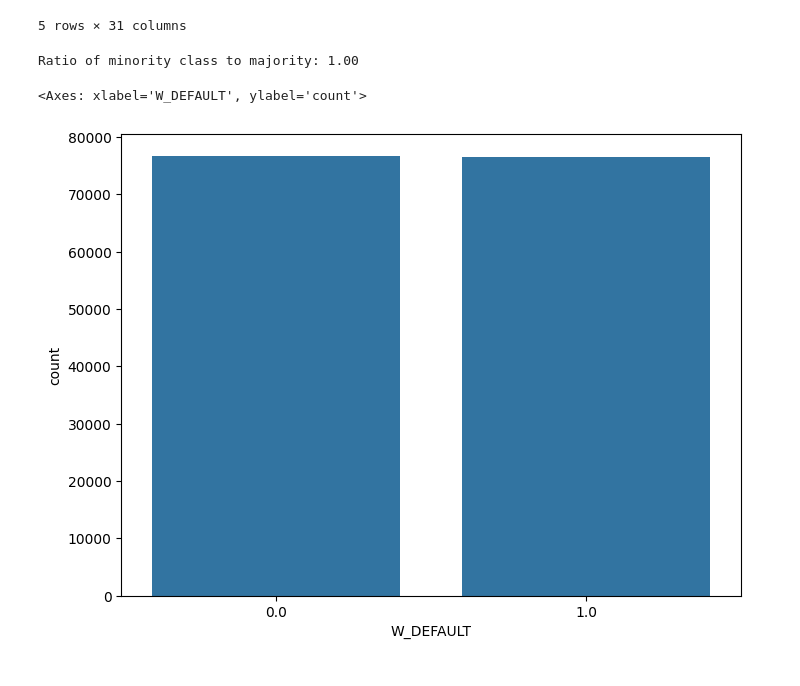
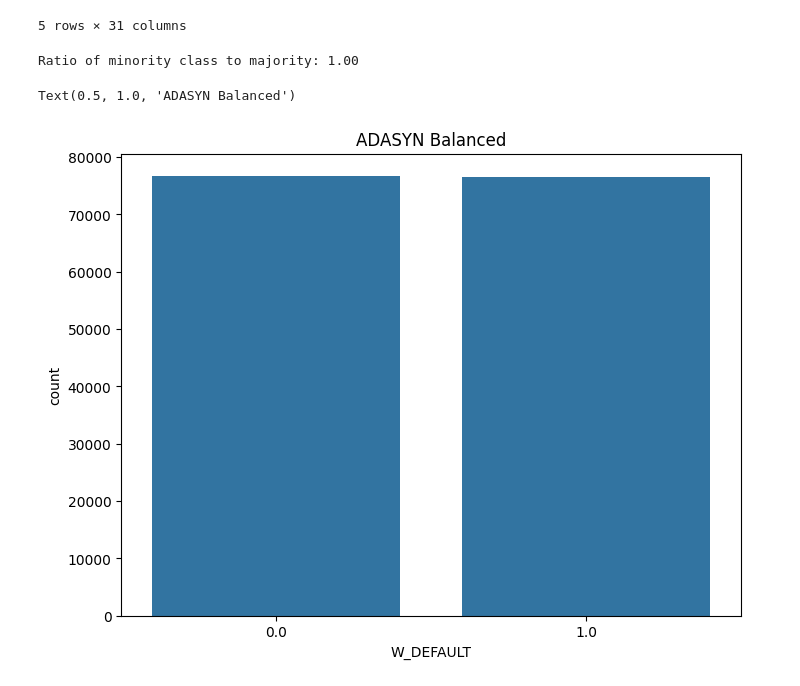
Before and after one commit to dev-dords/ML2_Project, a Jupyter notebook: LT3 - ML2 Final Project.ipynb, the cells around one changed output. Cells and saved outputs as stored; diff of their text form; code cells hidden in the pictures.

```diff
--- a/LT3 - ML2 Final Project.ipynb
+++ b/LT3 - ML2 Final Project.ipynb
@@ -303,0 +299,19 @@ print(non_numeric_columns)
+# %%
+df_joined['NAME_INCOME_TYPE'].unique()
+
+# NAME_INCOME_TYPE = {
+#   'Working': 1,
+#   'Pensioner': 2,
+#   'State servant': 3,
+#   'Commercial associate': 4,
+#   'Unemployed': 5,
+#   'Student': 6,
+#   'Maternity leave': 7
+# }
+
+
+# One-hot encode the 'NAME_INCOME_TYPE' column using the provided dictionary
+df_joined = pd.concat([df_joined, pd.get_dummies(pd.get_dummies(df_joined['NAME_INCOME_TYPE'], dtype=int))], axis=1)
+
+# Drop the original 'NAME_INCOME_TYPE' column
+df_joined.drop('NAME_INCOME_TYPE', axis=1, inplace=True)
@@ -325,9 +376,9 @@ adasyn = ADASYN(sampling_strategy='minority', random_state=42, n_neighbors=5)
 X_res, y_res = adasyn.fit_resample(X_train, y_train)
 
 # Combine the resampled features and target variable into a single DataFrame
-df_new = pd.concat([X_res, y_res], axis=1)
+df_adasyn = pd.concat([X_res, y_res], axis=1)
 
-df_new.head()
+df_adasyn.head()
 # %% [output]
 |  | SK_ID_CURR | Tenure_Months | Avg_Monthly_Balance | Avg_Monthly_Utilization | Max_Monthly_Utilization | ... |
 | 0 | 173292 | 30 | 227782.041000 | 0.506182 | 1.073225 | ... |
@@ -337,13 +388,13 @@ df_new.head()
 | 4 | 265671 | 20 | 376871.530500 | 0.605106 | 0.972017 | ... |
 5 rows × 31 columns
 # %%
-minority_ratio = df_new['W_DEFAULT'].value_counts()[1] / \
-    df_new['W_DEFAULT'].value_counts()[0]
+minority_ratio = df_adasyn['W_DEFAULT'].value_counts()[1] / \
+    df_adasyn['W_DEFAULT'].value_counts()[0]
 
 print(f"Ratio of minority class to majority: {minority_ratio:.2f}")
 
-sns.countplot(data = df_new, x = 'W_DEFAULT')
+sns.countplot(data=df_adasyn, x='W_DEFAULT').set_title('ADASYN Balanced')
 # %% [output]
 Ratio of minority class to majority: 1.00
-<Axes: xlabel='W_DEFAULT', ylabel='count'>
+Text(0.5, 1.0, 'ADASYN Balanced')
-[figure, old version]
+[figure, new version]
```
Also changed, not shown: parts of 8 cells of this notebook.
